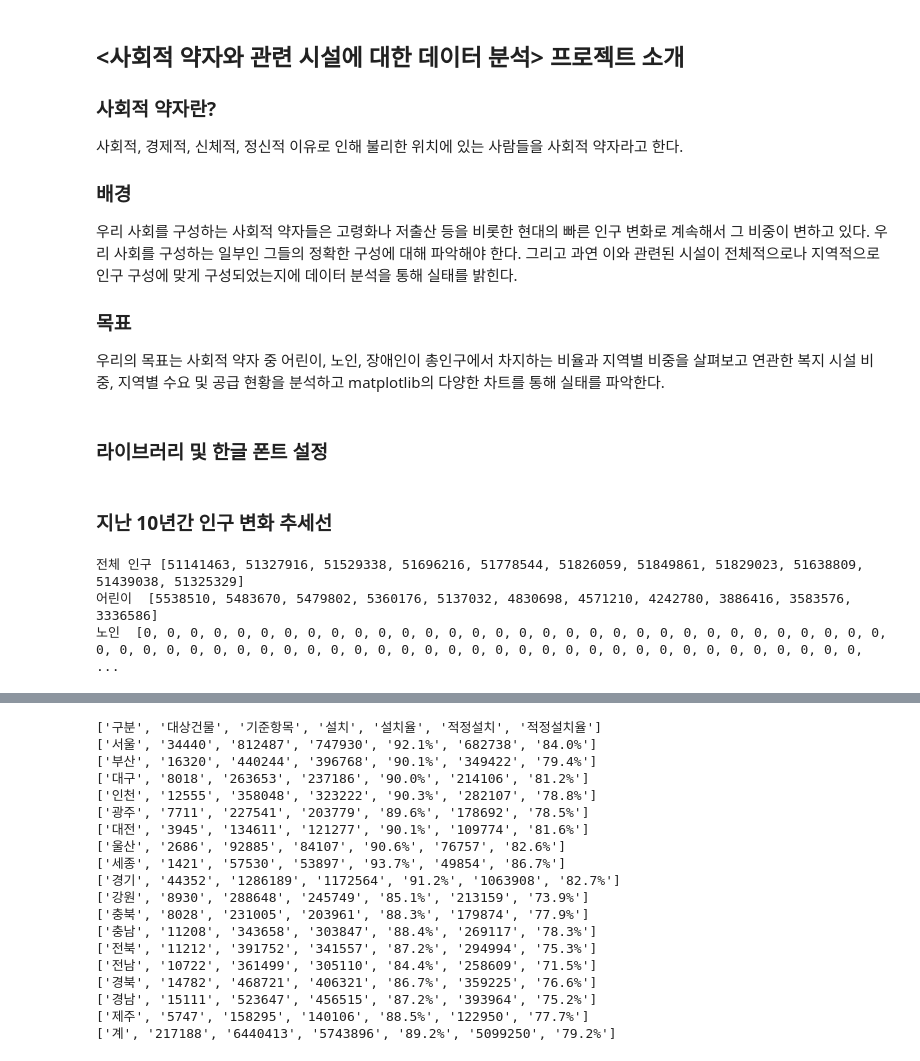
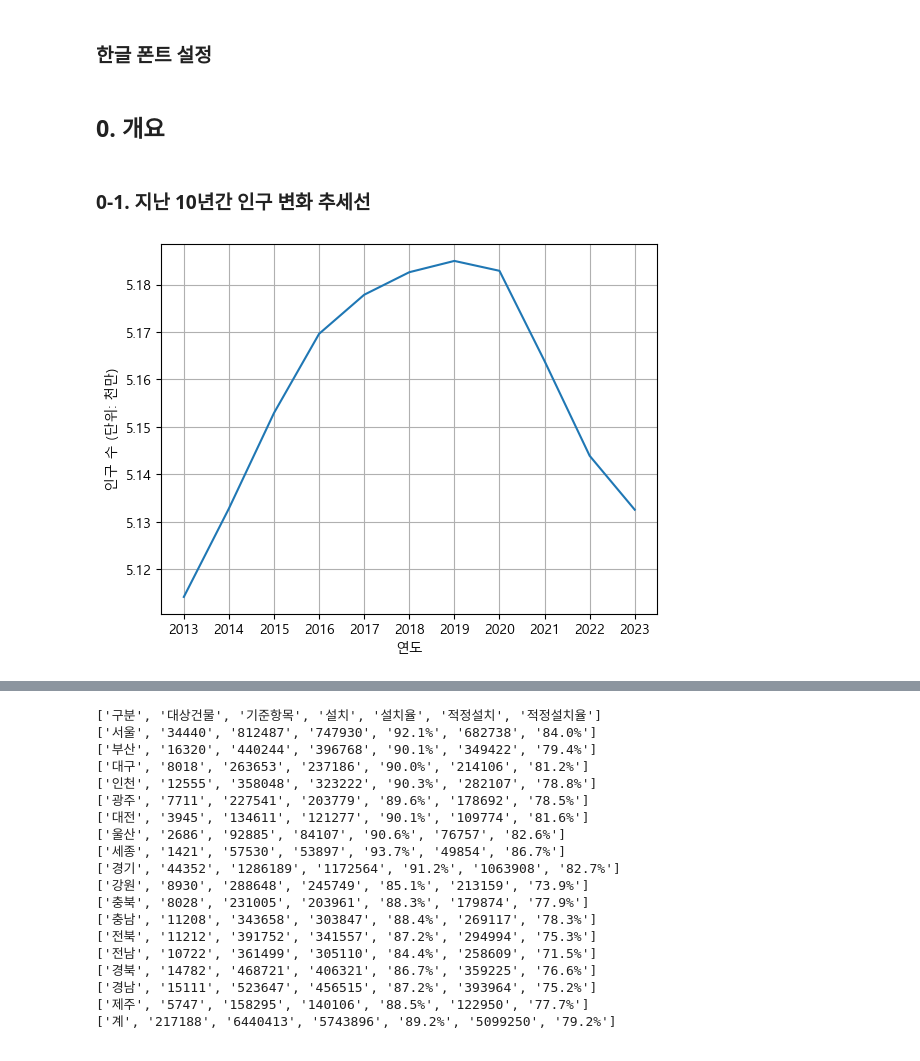
Before and after one commit to sjunc/2024-DA-Team, a Jupyter notebook: 분석 파일/1조_데이터분식.ipynb, the cells around one changed output, grey strips where cells are left out. Drawn from its saved outputs; the diff is of its cells as text; code cells hidden in the pictures.

```diff
--- a/분석 파일/1조_데이터분식.ipynb
+++ b/분석 파일/1조_데이터분식.ipynb
@@ -1,15 +1,5 @@
-# %% [markdown]
-## <사회적 약자와 관련 시설에 대한 데이터 분석> 프로젝트 소개
-### 사회적 약자란?
-사회적, 경제적, 신체적, 정신적 이유로 인해 불리한 위치에 있는 사람들을 사회적 약자라고 한다.
-
-### 배경
-우리 사회를 구성하는 사회적 약자들은 고령화나 저출산 등을 비롯한 현대의 빠른 인구 변화로 계속해서 그 비중이 변하고 있다. 우리 사회를 구성하는 일부인 그들의 정확한 구성에 대해 파악해야 한다. 그리고 과연 이와 관련된 시설이 전체적으로나 지역적으로 인구 구성에 맞게 구성되었는지에 데이터 분석을 통해 실태를 밝힌다.
-
-### 목표
-우리의 목표는 사회적 약자 중 어린이, 노인, 장애인이 총인구에서 차지하는 비율과 지역별 비중을 살펴보고 연관한 복지 시설 비중, 지역별 수요 및 공급 현황을 분석하고 matplotlib의 다양한 차트를 통해 실태를 파악한다.
 # %% [markdown]
-### 라이브러리 및 한글 폰트 설정
+### 한글 폰트 설정
 # %%
 import numpy as np
 import matplotlib.pyplot as plt
@@ -22,8 +8,10 @@ plt.rc('font', family='Malgun Gothic')
 plt.rcParams['font.family'] ='Malgun Gothic'
 plt.rc('axes', unicode_minus=False)
 plt.rcParams['axes.unicode_minus'] = False
+# %% [markdown]
+## 0. 개요
 # %% [markdown]
-### 지난 10년간 인구 변화 추세선
+### 0-1. 지난 10년간 인구 변화 추세선
 # %%
 import csv
 
@@ -38,62 +26,47 @@ all = []
 with open('../데이터/1996~2023연령별_인구변화_전체.csv', 'r', encoding='euc-kr') as f:
     data = csv.reader(f)
 
     next(data)
 
     # 전체 인구 데이터 처리
     for row in data:
         if row[0] == '전국' and row[1] == '계':
-            all_change = row[-11:]  # 마지막 10년
+            all_change = row[17:]  # 마지막 5년 데이터를 선택
             all.extend(all_change)
-
 
 
 with open('../데이터/1996~2023연령별_인구변화_전체.csv', 'r', encoding='euc-kr') as f:
     data = csv.reader(f)
-    next(data)  # 헤더 건너뛰기
-    next(data)  # 합계 행 건너뛰기
 
-    age_0_to_5_rows = [row for row in data if row[1] in ['0세', '1세', '2세', '3세', '4세', '5세']]
+    # 첫 번째 행(연도), 두 번째 행(합계)은 건너뛰기
+    next(data)  # 첫 번째 헤더(연도) 건너뛰기
+    next(data)  # 두 번째 행(합계) 건너뛰기
 
-    # 연도별 합산
-    child = [
-        sum(int(row[i]) for row in age_0_to_5_rows) for i in range(-11, 0)
-    ]
-
-with open('../데이터/1996~2023연령별_인구변화_전체.csv', 'r', encoding='euc-kr') as f:
-    data = csv.reader(f)
-    next(data)  # 헤더 건너뛰기
-    next(data)
-
-    data = list(data)
-
-    # 각 행의 길이를 확인해서 65세 이상의 데이터가 있는지 확인 후 합산
-    for row in data:
-        if row[0] == '전국':
-            selected_ages_data = data[65:]
-            # 65세부터 100세까지의 인구 합산, 행의 길이를 확인하여 안전하게 인덱스를 설정
-            old_population_change = sum(int(row[i]) for i in range(68, min(len(row), 103)))  # 65세 이상 인구 합산
-            old.append(old_population_change)
 
 
 with open('../데이터/장애인_인구_시군구별.csv', 'r', encoding='euc-kr') as f:
     data = csv.reader(f)
 
     next(data)
 
     for row in data:
         if row[0] == '전국':
             handicap_change = row[7:]
             handicap.extend(handicap_change)
 
 
-all = [int(x) for x in all]
+all = [int(x) / 1e7 for x in all]
 handicap = [int(x) for x in handicap]
-print("전체 인구", all)
-print("어린이 ", child)
-print("노인 ", old)
-print("장애인 ", handicap)
+
+years = [2013, 2014, 2015, 2016, 2017, 2018, 2019, 2020, 2021, 2022, 2023]
+
+# x축에 연도 설정
+
+plt.plot(all)
+plt.xticks(range(len(all)), years)  # x축에 연도 표시
+plt.xlabel('연도')
+plt.ylabel('인구 수 (단위: 천만)')
+plt.grid(True)
+plt.show()
 # %% [output]
-전체 인구 [51141463, 51327916, 51529338, 51696216, 51778544, 51826059, 51849861, 51829023, 51638809, 51439038, 51325329]
-어린이  [5538510, 5483670, 5479802, 5360176, 5137032, 4830698, 4571210, 4242780, 3886416, 3583576, 3336586]
-노인  [0, 0, 0, 0, 0, 0, 0, 0, 0, 0, 0, 0, 0, 0, 0, 0, 0, 0, 0, 0, 0, 0, 0, 0, 0, 0, 0, 0, 0, 0, 0, 0, 0, 0, 0, 0, 0, 0, 0, 0, 0, 0, 0, 0, 0, 0, 0, 0, 0, 0, 0, 0, 0, 0, 0, 0, 0, 0, 0, 0, 0, 0, 0, 0, 0,  ...
+[figure, added]
```
Also changed, not shown: parts of 62 cells of this notebook.
